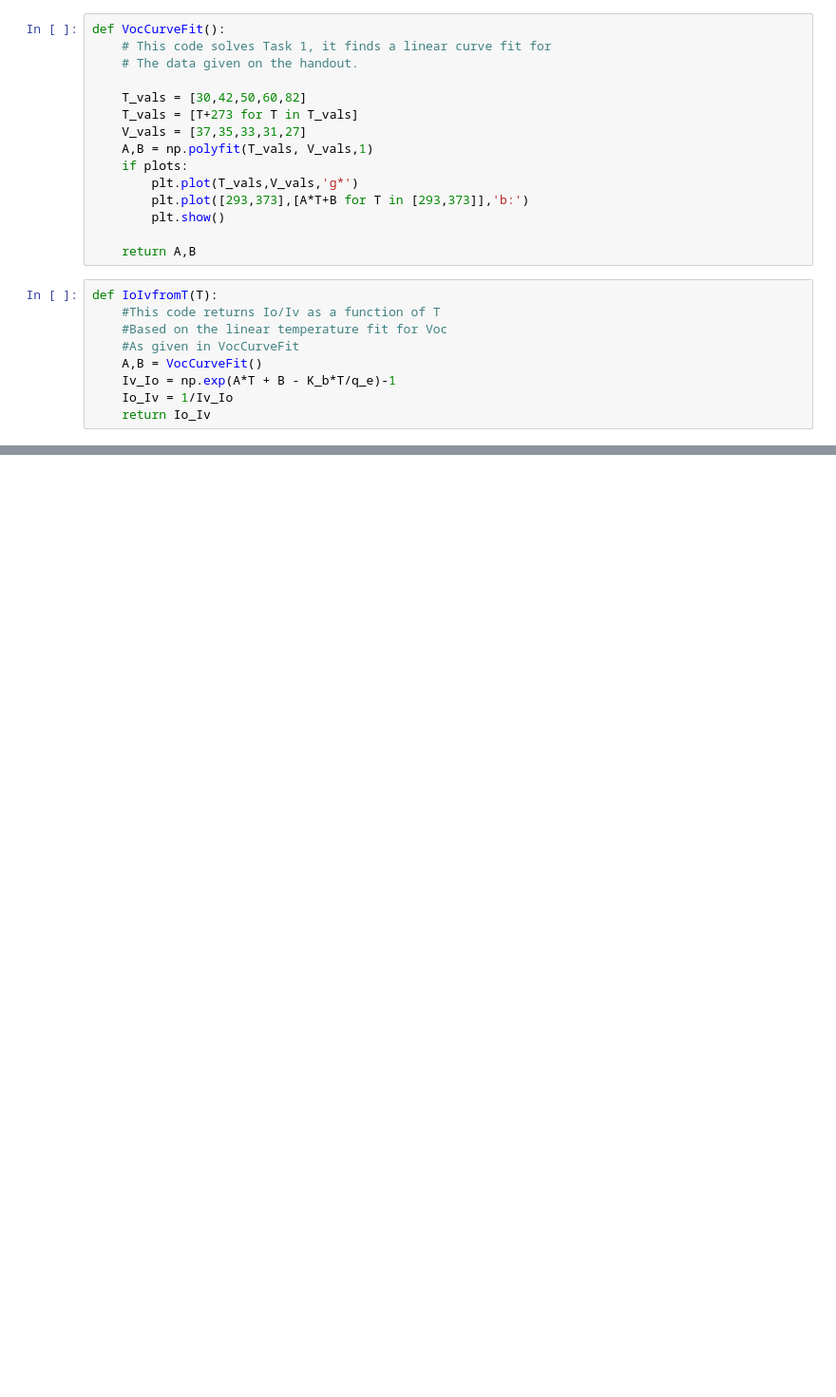
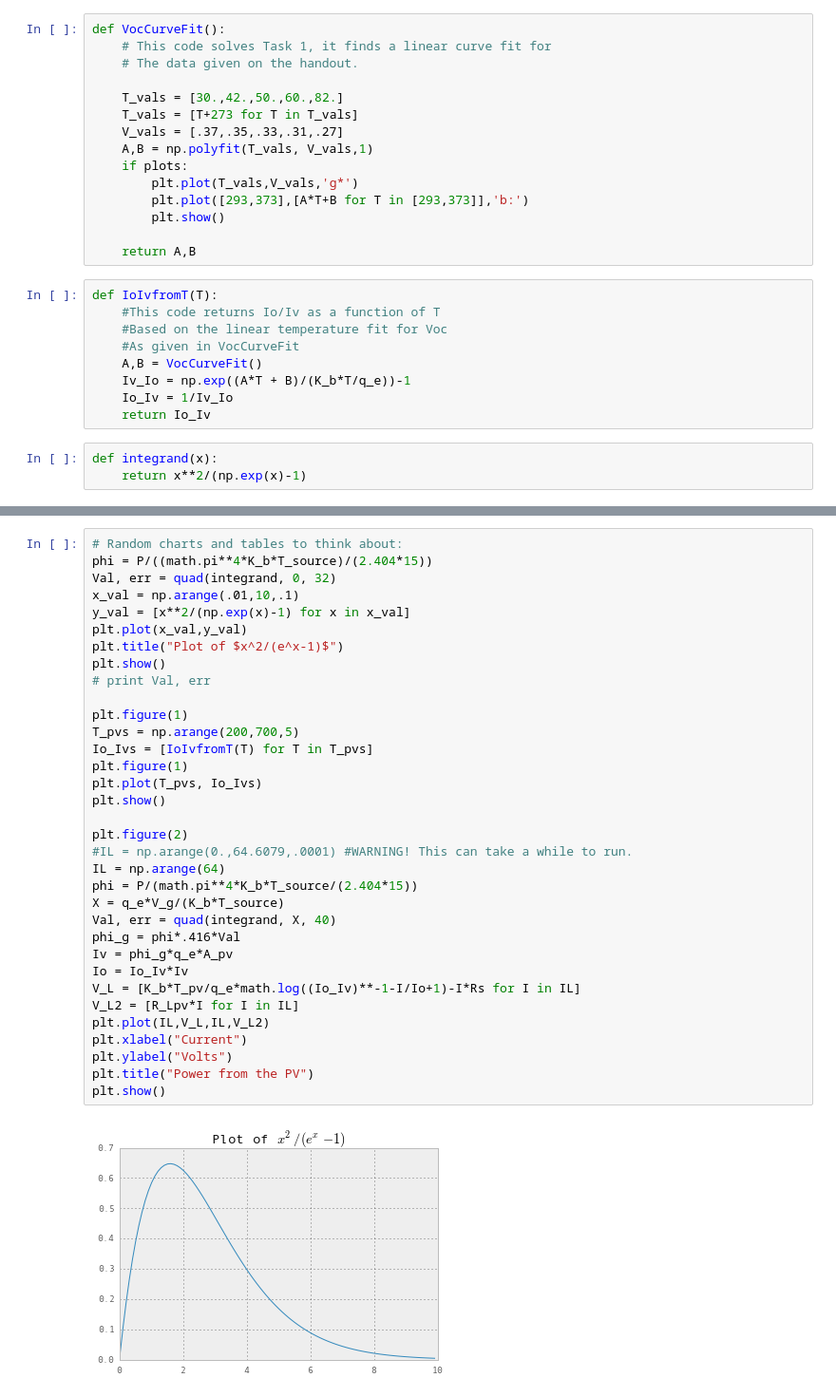
Before and after one commit to bmick/Satellite, a Jupyter notebook: ME246 Project 3.ipynb, the cells around one changed output, grey strips where cells are left out. Shown at 95% size. Saved outputs shown, nothing was run; the diff lists cells and outputs as text; blank space fills up the shorter version.

Commit message:
Task 3 updated
Task 3 complete, I think. Also lots of plots and other pretty things.

```diff
--- a/ME246 Project 3.ipynb
+++ b/ME246 Project 3.ipynb
@@ -3,9 +3,9 @@ def VocCurveFit():
     # This code solves Task 1, it finds a linear curve fit for
     # The data given on the handout.
 
-    T_vals = [30,42,50,60,82]
+    T_vals = [30.,42.,50.,60.,82.]
     T_vals = [T+273 for T in T_vals]
-    V_vals = [37,35,33,31,27]
+    V_vals = [.37,.35,.33,.31,.27]
     A,B = np.polyfit(T_vals, V_vals,1)
     if plots:
         plt.plot(T_vals,V_vals,'g*')
@@ -19,6 +19,9 @@ def IoIvfromT(T):
     #Based on the linear temperature fit for Voc
     #As given in VocCurveFit
     A,B = VocCurveFit()
-    Iv_Io = np.exp(A*T + B - K_b*T/q_e)-1
+    Iv_Io = np.exp((A*T + B)/(K_b*T/q_e))-1
     Io_Iv = 1/Iv_Io
     return Io_Iv
+# %%
+def integrand(x):
+    return x**2/(np.exp(x)-1)
@@ -47,0 +107,36 @@ Io/Iv = 4.629e-17
+# %%
+# Random charts and tables to think about:
+phi = P/((math.pi**4*K_b*T_source)/(2.404*15))
+Val, err = quad(integrand, 0, 32)
+x_val = np.arange(.01,10,.1)
+y_val = [x**2/(np.exp(x)-1) for x in x_val]
+plt.plot(x_val,y_val)
+plt.title("Plot of $x^2/(e^x-1)$")
+plt.show()
+# print Val, err
+
+plt.figure(1)
+T_pvs = np.arange(200,700,5)
+Io_Ivs = [IoIvfromT(T) for T in T_pvs]
+plt.figure(1)
+plt.plot(T_pvs, Io_Ivs)
+plt.show()
+
+plt.figure(2)
+#IL = np.arange(0.,64.6079,.0001) #WARNING! This can take a while to run.
+IL = np.arange(64)
+phi = P/(math.pi**4*K_b*T_source/(2.404*15))
+X = q_e*V_g/(K_b*T_source)
+Val, err = quad(integrand, X, 40)
+phi_g = phi*.416*Val
+Iv = phi_g*q_e*A_pv
+Io = Io_Iv*Iv
+V_L = [K_b*T_pv/q_e*math.log((Io_Iv)**-1-I/Io+1)-I*Rs for I in IL]
+V_L2 = [R_Lpv*I for I in IL]
+plt.plot(IL,V_L,IL,V_L2)
+plt.xlabel("Current")
+plt.ylabel("Volts")
+plt.title("Power from the PV")
+plt.show()
+# %% [output]
+[figure, added]
```
Also changed, not shown: parts of 4 cells of this notebook.
